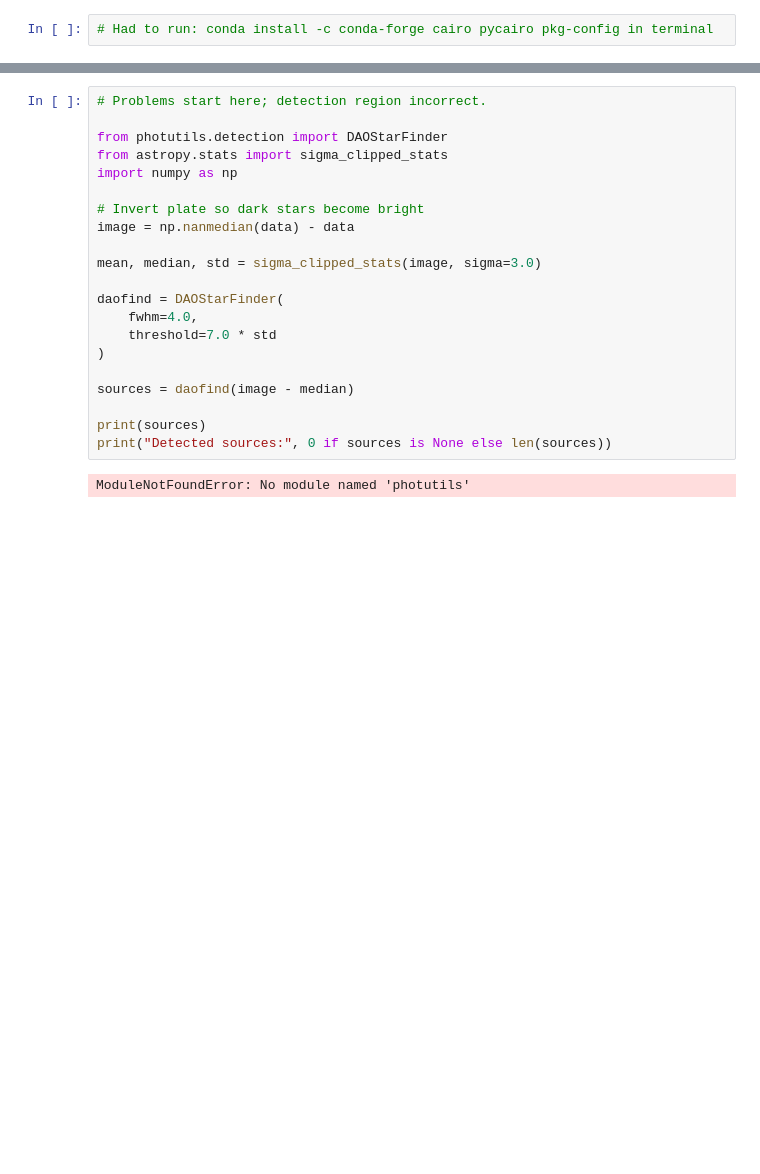
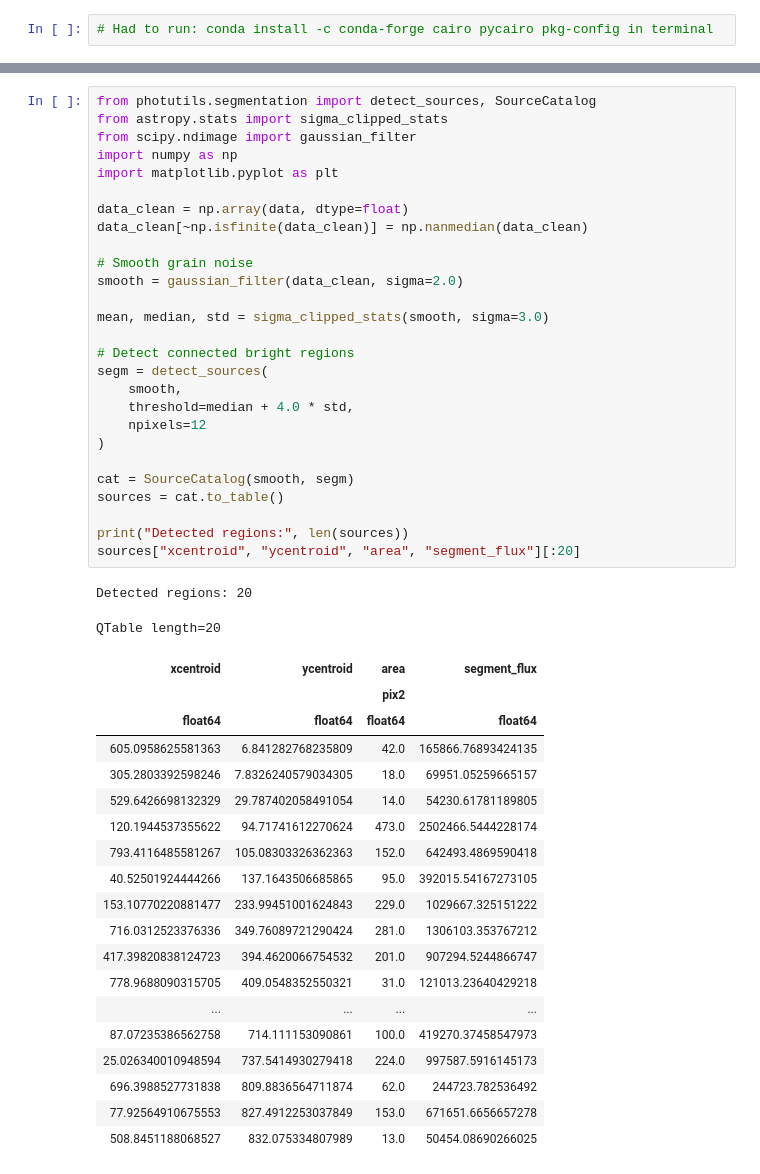
Before and after one commit to IsaacG185/rcb_Star_Dust_Survey, a Jupyter notebook: test_CNN/notebooks/01_load_cutout.ipynb, the cells around one changed output, grey strips where cells are left out. Cells and saved outputs as stored; diff of their text form; blank space fills up the shorter version.

```diff
--- a/test_CNN/notebooks/01_load_cutout.ipynb
+++ b/test_CNN/notebooks/01_load_cutout.ipynb
@@ -84,25 +71,51 @@ NameError: name 'cutout' is not defined
 # %%
-# Problems start here; detection region incorrect.
+from photutils.segmentation import detect_sources, SourceCatalog
+from astropy.stats import sigma_clipped_stats
+from scipy.ndimage import gaussian_filter
+import numpy as np
+import matplotlib.pyplot as plt
 
-from photutils.detection import DAOStarFinder
-from astropy.stats import sigma_clipped_stats
-import numpy as np
+data_clean = np.array(data, dtype=float)
+data_clean[~np.isfinite(data_clean)] = np.nanmedian(data_clean)
 
-# Invert plate so dark stars become bright
-image = np.nanmedian(data) - data
+# Smooth grain noise
+smooth = gaussian_filter(data_clean, sigma=2.0)
 
-mean, median, std = sigma_clipped_stats(image, sigma=3.0)
+mean, median, std = sigma_clipped_stats(smooth, sigma=3.0)
 
-daofind = DAOStarFinder(
-    fwhm=4.0,
-    threshold=7.0 * std
+# Detect connected bright regions
+segm = detect_sources(
+    smooth,
+    threshold=median + 4.0 * std,
+    npixels=12
 )
 
-sources = daofind(image - median)
+cat = SourceCatalog(smooth, segm)
+sources = cat.to_table()
 
-print(sources)
-print("Detected sources:", 0 if sources is None else len(sources))
+print("Detected regions:", len(sources))
+sources["xcentroid", "ycentroid", "area", "segment_flux"][:20]
 # %% [output]
-ModuleNotFoundError: No module named 'photutils'
+Detected regions: 20
+QTable length=20
+| xcentroid | ycentroid | area | segment_flux |
+|  |  | pix2 |  |
+| float64 | float64 | float64 | float64 |
+| 605.0958625581363 | 6.841282768235809 | 42.0 | 165866.76893424135 |
+| 305.2803392598246 | 7.8326240579034305 | 18.0 | 69951.05259665157 |
+| 529.6426698132329 | 29.787402058491054 | 14.0 | 54230.61781189805 |
+| 120.1944537355622 | 94.71741612270624 | 473.0 | 2502466.5444228174 |
+| 793.4116485581267 | 105.08303326362363 | 152.0 | 642493.4869590418 |
+| 40.52501924444266 | 137.1643506685865 | 95.0 | 392015.54167273105 |
+| 153.10770220881477 | 233.99451001624843 | 229.0 | 1029667.325151222 |
+| 716.0312523376336 | 349.76089721290424 | 281.0 | 1306103.353767212 |
+| 417.39820838124723 | 394.4620066754532 | 201.0 | 907294.5244866747 |
+| 778.9688090315705 | 409.0548352550321 | 31.0 | 121013.23640429218 |
+| ... | ... | ... | ... |
+| 87.07235386562758 | 714.111153090861 | 100.0 | 419270.37458547973 |
+| 25.026340010948594 | 737.5414930279418 | 224.0 | 997587.5916145173 |
+| 696.3988527731838 | 809.8836564711874 | 62.0 | 244723.782536492 |
+| 77.92564910675553 | 827.4912253037849 | 153.0 | 671651.6656657278 |
+| 508.8451188068527 | 832.075334807989 | 13.0 | 50454.08690266025 |
 # %%
 plt.figure(figsize=(8,8))
```
Also changed, not shown: parts of 15 cells of this notebook, 4 other files.
